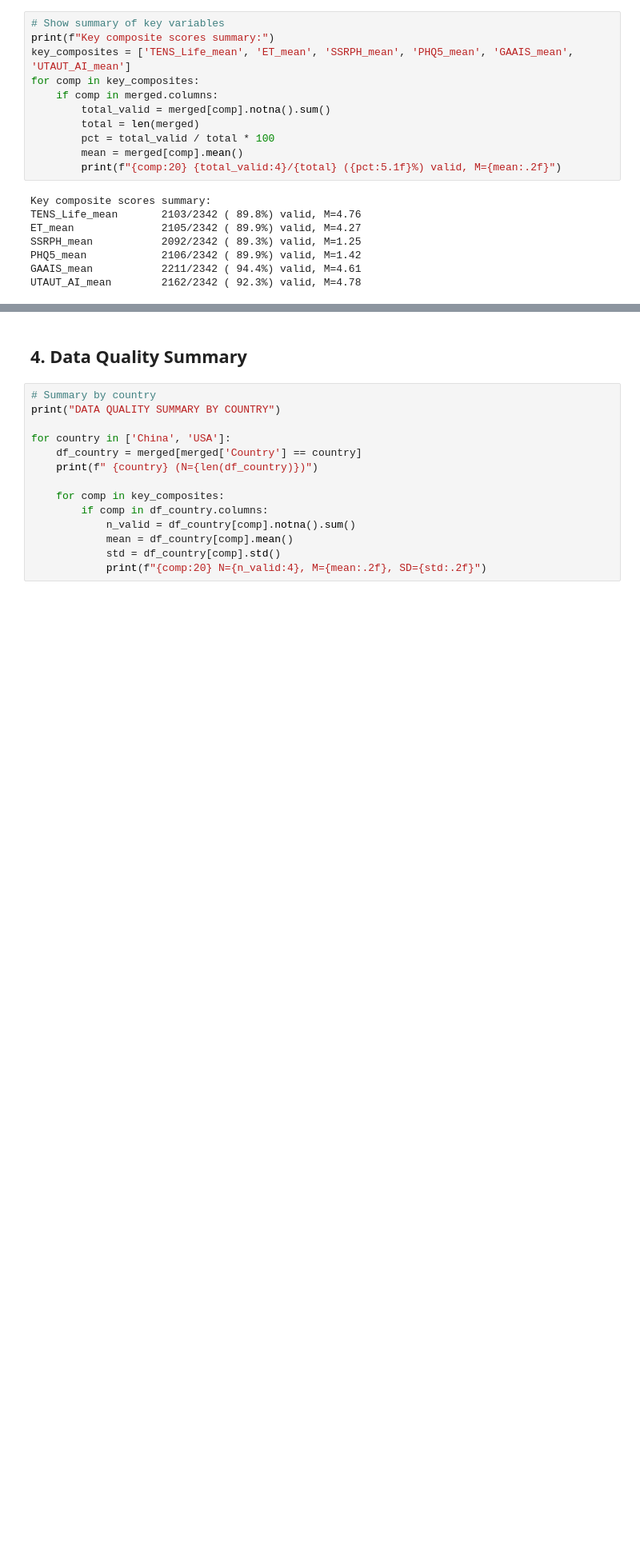
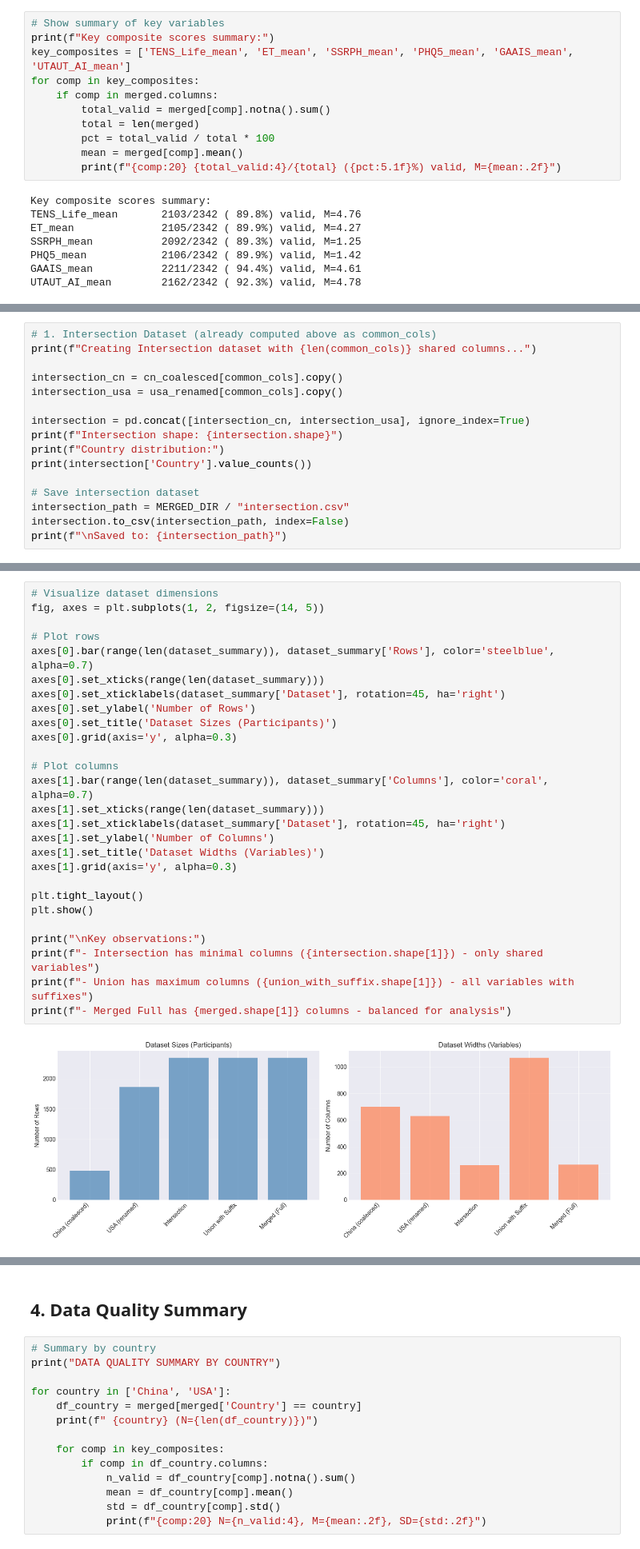
Before and after one commit to ZhaoJackson/AI_Attitude_Psychotherapy, a Jupyter notebook: Exploratory_Data_Analysis.ipynb, the cells around one changed output, grey strips where cells are left out. Shown at 80% size. Drawn from its saved outputs; the diff is of its cells as text; blank space fills up the shorter version.

```diff
--- a/Exploratory_Data_Analysis.ipynb
+++ b/Exploratory_Data_Analysis.ipynb
@@ -548,0 +721,16 @@ UTAUT_AI_mean        2162/2342 ( 92.3%) valid, M=4.78
+# %%
+# 1. Intersection Dataset (already computed above as common_cols)
+print(f"Creating Intersection dataset with {len(common_cols)} shared columns...")
+
+intersection_cn = cn_coalesced[common_cols].copy()
+intersection_usa = usa_renamed[common_cols].copy()
+
+intersection = pd.concat([intersection_cn, intersection_usa], ignore_index=True)
+print(f"Intersection shape: {intersection.shape}")
+print(f"Country distribution:")
+print(intersection['Country'].value_counts())
+
+# Save intersection dataset
+intersection_path = MERGED_DIR / "intersection.csv"
+intersection.to_csv(intersection_path, index=False)
+print(f"\nSaved to: {intersection_path}")
@@ -548,0 +839,29 @@ UTAUT_AI_mean        2162/2342 ( 92.3%) valid, M=4.78
+# %%
+# Visualize dataset dimensions
+fig, axes = plt.subplots(1, 2, figsize=(14, 5))
+
+# Plot rows
+axes[0].bar(range(len(dataset_summary)), dataset_summary['Rows'], color='steelblue', alpha=0.7)
+axes[0].set_xticks(range(len(dataset_summary)))
+axes[0].set_xticklabels(dataset_summary['Dataset'], rotation=45, ha='right')
+axes[0].set_ylabel('Number of Rows')
+axes[0].set_title('Dataset Sizes (Participants)')
+axes[0].grid(axis='y', alpha=0.3)
+
+# Plot columns
+axes[1].bar(range(len(dataset_summary)), dataset_summary['Columns'], color='coral', alpha=0.7)
+axes[1].set_xticks(range(len(dataset_summary)))
+axes[1].set_xticklabels(dataset_summary['Dataset'], rotation=45, ha='right')
+axes[1].set_ylabel('Number of Columns')
+axes[1].set_title('Dataset Widths (Variables)')
+axes[1].grid(axis='y', alpha=0.3)
+
+plt.tight_layout()
+plt.show()
+
+print("\nKey observations:")
+print(f"- Intersection has minimal columns ({intersection.shape[1]}) - only shared variables")
+print(f"- Union has maximum columns ({union_with_suffix.shape[1]}) - all variables with suffixes")
+print(f"- Merged Full has {merged.shape[1]} columns - balanced for analysis")
+# %% [output]
+[figure, added]
```
Also changed, not shown: parts of 39 cells of this notebook.
